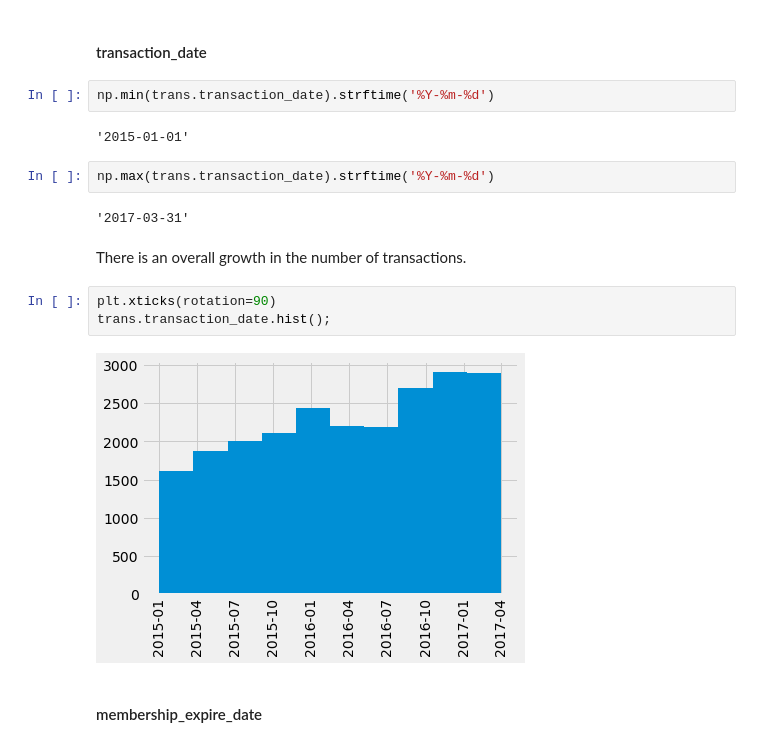
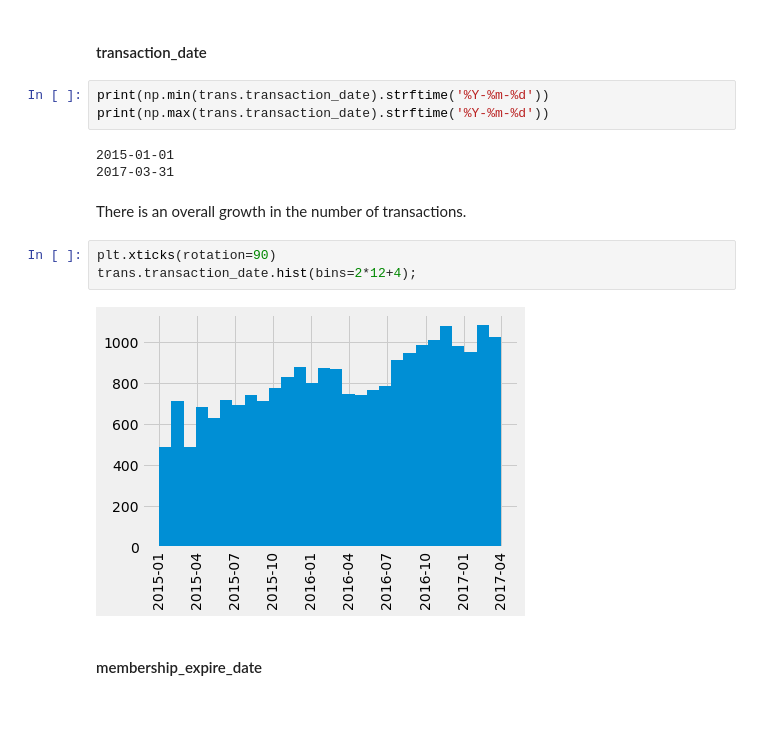
Before and after one commit to ysereda/Springboard, a Jupyter notebook: Capstone2_CustomerChurn.ipynb, the cells around one changed output. Drawn from its saved outputs; the diff is of its cells as text; blank space fills up the shorter version.

```diff
--- a/Capstone2_CustomerChurn.ipynb
+++ b/Capstone2_CustomerChurn.ipynb
@@ -627,20 +622,18 @@ Proportion of auto renew transactions: 85.1%
 # %% [markdown]
 #### transaction_date
 # %%
-np.min(trans.transaction_date).strftime('%Y-%m-%d')
+print(np.min(trans.transaction_date).strftime('%Y-%m-%d'))
+print(np.max(trans.transaction_date).strftime('%Y-%m-%d'))
 # %% [output]
-'2015-01-01'
+2015-01-01
+2017-03-31
-# %%
-np.max(trans.transaction_date).strftime('%Y-%m-%d')
-# %% [output]
-'2017-03-31'
 # %% [markdown]
 There is an overall growth in the number of transactions.
 # %%
 plt.xticks(rotation=90)
-trans.transaction_date.hist();
+trans.transaction_date.hist(bins=2*12+4);
 # %% [output]
-[figure, old version]
+[figure, new version]
 # %% [markdown]
 #### membership_expire_date
 # %%
```
Also changed, not shown: parts of 39 cells of this notebook.
